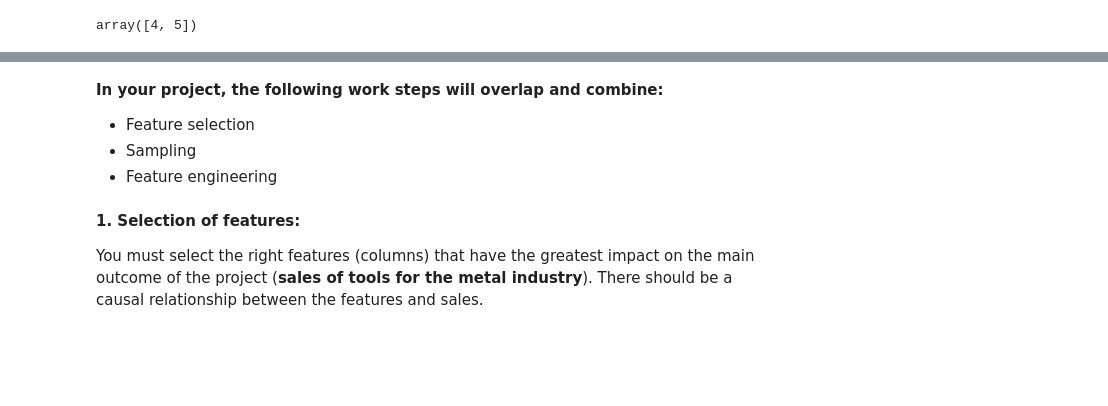
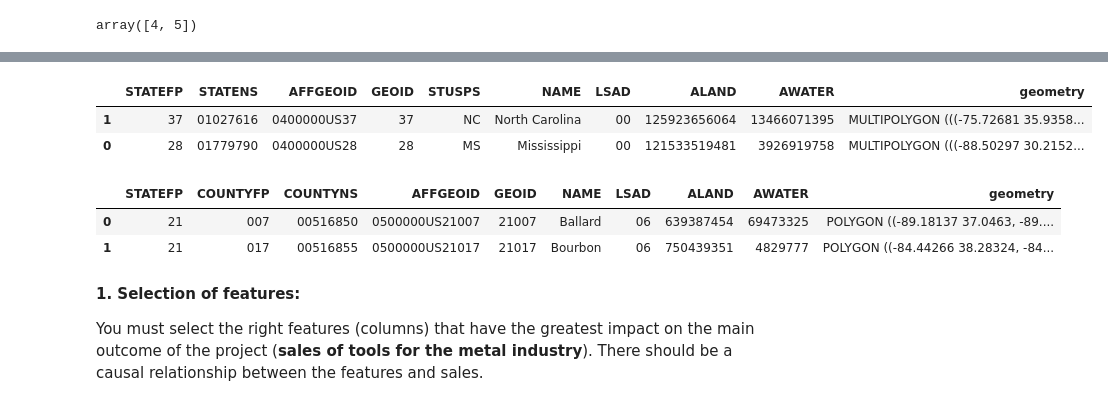
Before and after one commit to dkkdark/Data-Driven-Modeling-WS24-25, a Jupyter notebook: notebooks/data_preparation.ipynb, the cells around one changed output, grey strips where cells are left out. Drawn from its saved outputs; the diff is of its cells as text; code cells hidden in the pictures; blank space fills up the shorter version.

```diff
--- a/notebooks/data_preparation.ipynb
+++ b/notebooks/data_preparation.ipynb
@@ -28,3 +28,6 @@ df_occupation_3 = pd.read_pickle("./data/raw/naics_occupation_part3.pickle")
+# %%
+df_state = pd.read_pickle("/Users/kseniablokhina/Downloads/Data-Driven-Modeling-WS24-25/data/raw/state.pickle")
+df_county = pd.read_pickle("/Users/kseniablokhina/Downloads/Data-Driven-Modeling-WS24-25/data/raw/county.pickle")
 # %%
 df_pattern['FIPS'] = df_pattern['FIPS'].astype(str)
 unique_lengths = df_pattern['FIPS'].apply(len).unique()
@@ -528,5 +56,12 @@ plt.show()
-# %% [markdown]
-**In your project, the following work steps will overlap and combine:**
-- Feature selection
-- Sampling
-- Feature engineering
+# %%
+df_state.head(2).sort_values(by='STATEFP', ascending=False)
+# %% [output]
+|  | STATEFP | STATENS | AFFGEOID | GEOID | STUSPS | NAME | LSAD | ALAND | AWATER | geometry |
+| 1 | 37 | 01027616 | 0400000US37 | 37 | NC | North Carolina | 00 | 125923656064 | 13466071395 | MULTIPOLYGON (((-75.72681 35.9358... |
+| 0 | 28 | 01779790 | 0400000US28 | 28 | MS | Mississippi | 00 | 121533519481 | 3926919758 | MULTIPOLYGON (((-88.50297 30.2152... |
+# %%
+df_county.head(2).sort_values(by='STATEFP', ascending=False)
+# %% [output]
+|  | STATEFP | COUNTYFP | COUNTYNS | AFFGEOID | GEOID | NAME | LSAD | ALAND | AWATER | geometry |
+| 0 | 21 | 007 | 00516850 | 0500000US21007 | 21007 | Ballard | 06 | 639387454 | 69473325 | POLYGON ((-89.18137 37.0463, -89.... |
+| 1 | 21 | 017 | 00516855 | 0500000US21017 | 21017 | Bourbon | 06 | 750439351 | 4829777 | POLYGON ((-84.44266 38.28324, -84... |
```
Also changed, not shown: parts of 51 cells of this notebook.
